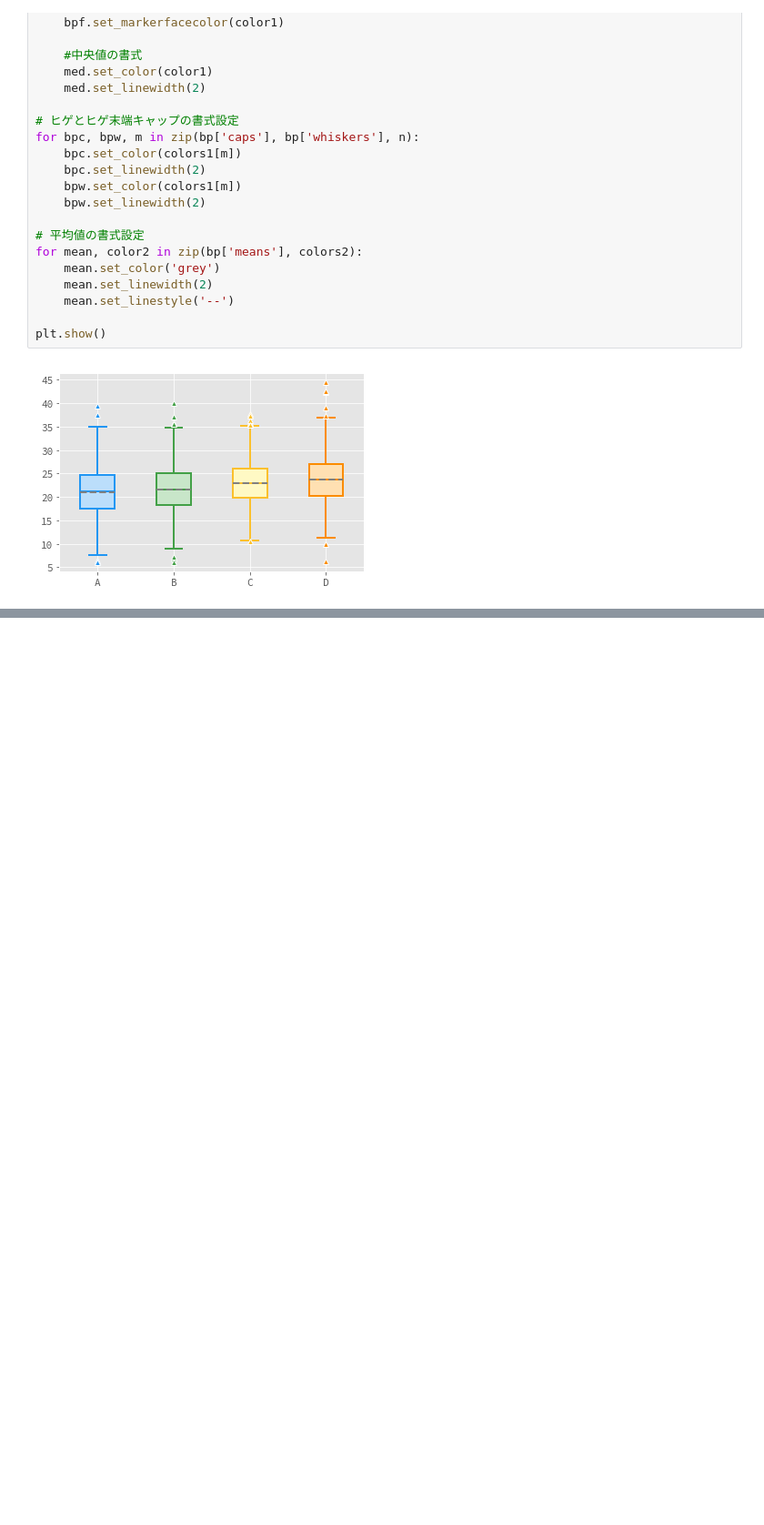
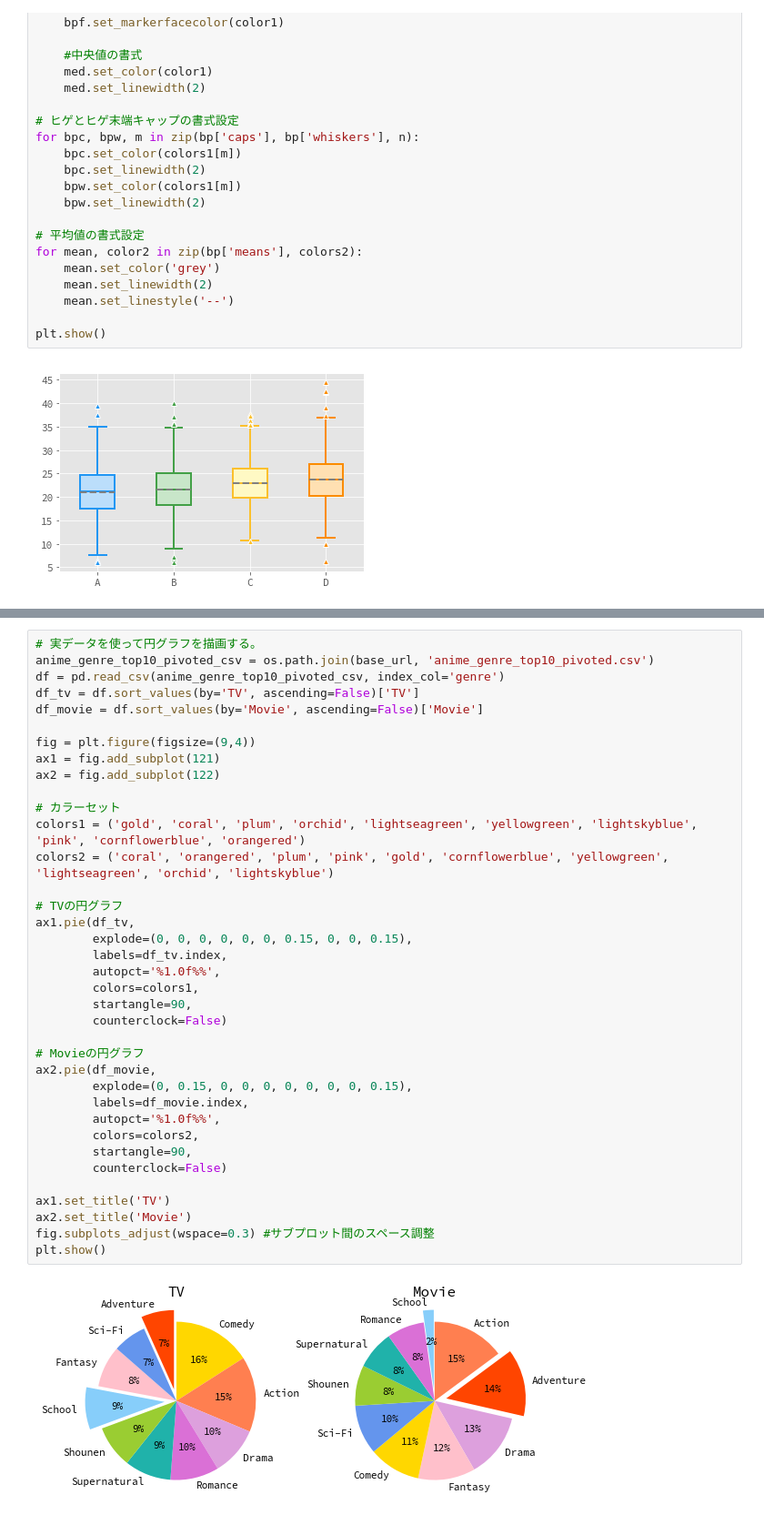
Before and after one commit to ikki02/Python, a Jupyter notebook: JupyterNotebook - Matplotlib/Matplotlib.ipynb, the cells around one changed output, grey strips where cells are left out. Shown: that part at 91% size. Drawn from its saved outputs; the diff is of its cells as text; blank space fills up the shorter version.

```diff
--- a/JupyterNotebook - Matplotlib/Matplotlib.ipynb
+++ b/JupyterNotebook - Matplotlib/Matplotlib.ipynb
@@ -664,0 +719,39 @@ plt.show()
+# %%
+# 実データを使って円グラフを描画する。
+anime_genre_top10_pivoted_csv = os.path.join(base_url, 'anime_genre_top10_pivoted.csv')
+df = pd.read_csv(anime_genre_top10_pivoted_csv, index_col='genre')
+df_tv = df.sort_values(by='TV', ascending=False)['TV']
+df_movie = df.sort_values(by='Movie', ascending=False)['Movie']
+
+fig = plt.figure(figsize=(9,4))
+ax1 = fig.add_subplot(121)
+ax2 = fig.add_subplot(122)
+
+# カラーセット
+colors1 = ('gold', 'coral', 'plum', 'orchid', 'lightseagreen', 'yellowgreen', 'lightskyblue', 'pink', 'cornflowerblue', 'orangered')
+colors2 = ('coral', 'orangered', 'plum', 'pink', 'gold', 'cornflowerblue', 'yellowgreen', 'lightseagreen', 'orchid', 'lightskyblue')
+
+# TVの円グラフ
+ax1.pie(df_tv,
+        explode=(0, 0, 0, 0, 0, 0, 0.15, 0, 0, 0.15),
+        labels=df_tv.index,
+        autopct='%1.0f%%',
+        colors=colors1,
+        startangle=90,
+        counterclock=False)
+
+# Movieの円グラフ
+ax2.pie(df_movie,
+        explode=(0, 0.15, 0, 0, 0, 0, 0, 0, 0, 0.15),
+        labels=df_movie.index,
+        autopct='%1.0f%%',
+        colors=colors2,
+        startangle=90,
+        counterclock=False)
+
+ax1.set_title('TV')
+ax2.set_title('Movie')
+fig.subplots_adjust(wspace=0.3) #サブプロット間のスペース調整
+plt.show()
+# %% [output]
+[figure, added]
```
Also changed, not shown: parts of 4 cells of this notebook.
